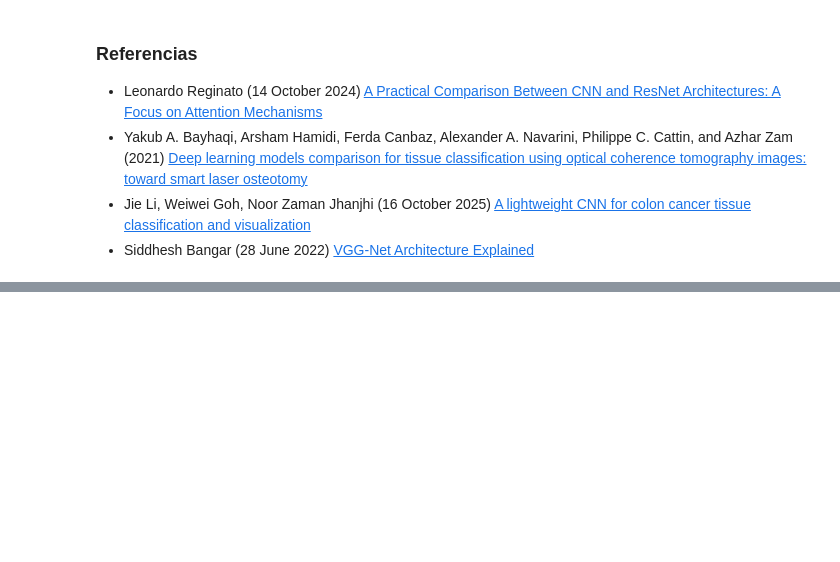
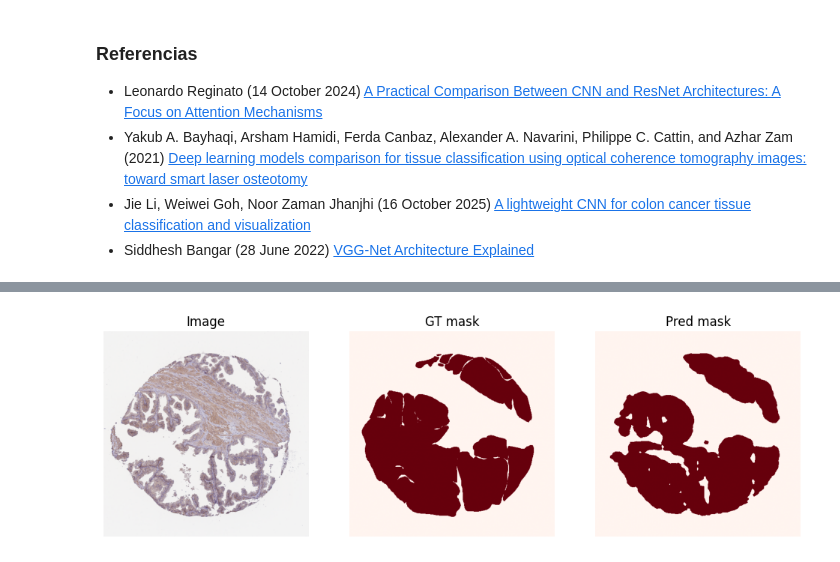
Before and after one commit to Javilejoo/Hacking-the-Human-Body, a Jupyter notebook: model_training.ipynb, the cells around one changed output, grey strips where cells are left out. Drawn from its saved outputs; the diff is of its cells as text; code cells hidden in the pictures; blank space fills up the shorter version.

```diff
--- a/model_training.ipynb
+++ b/model_training.ipynb
@@ -23,0 +248,29 @@ La VGGNet o Visual Geometry Group net es una arquitectura CNN para visión de co
+# %%
+# evaluate results
+model.eval()
+images, masks = next(iter(val_loader))
+images = images.to(device)
+with torch.no_grad():
+    logits = model(images)
+    probs = torch.sigmoid(logits)
+    preds = (probs > 0.5).float()
+
+# visualize first sample
+i = 0
+img_np = images[i].cpu()
+
+# unnormalize for display
+mean = torch.tensor([0.485, 0.456, 0.406]).view(3,1,1)
+std  = torch.tensor([0.229, 0.224, 0.225]).view(3,1,1)
+img_np = (img_np * std + mean).clamp(0,1).permute(1,2,0).numpy()
+
+gt = masks[i,0].cpu().numpy()
+pr = preds[i,0].cpu().numpy()
+
+plt.figure(figsize=(12,4))
+plt.subplot(1,3,1); plt.title("Image"); plt.imshow(img_np); plt.axis("off")
+plt.subplot(1,3,2); plt.title("GT mask"); plt.imshow(gt, cmap="Reds"); plt.axis("off")
+plt.subplot(1,3,3); plt.title("Pred mask"); plt.imshow(pr, cmap="Reds"); plt.axis("off")
+plt.show()
+# %% [output]
+[figure, added]
```
Also changed, not shown: parts of 14 cells of this notebook.
